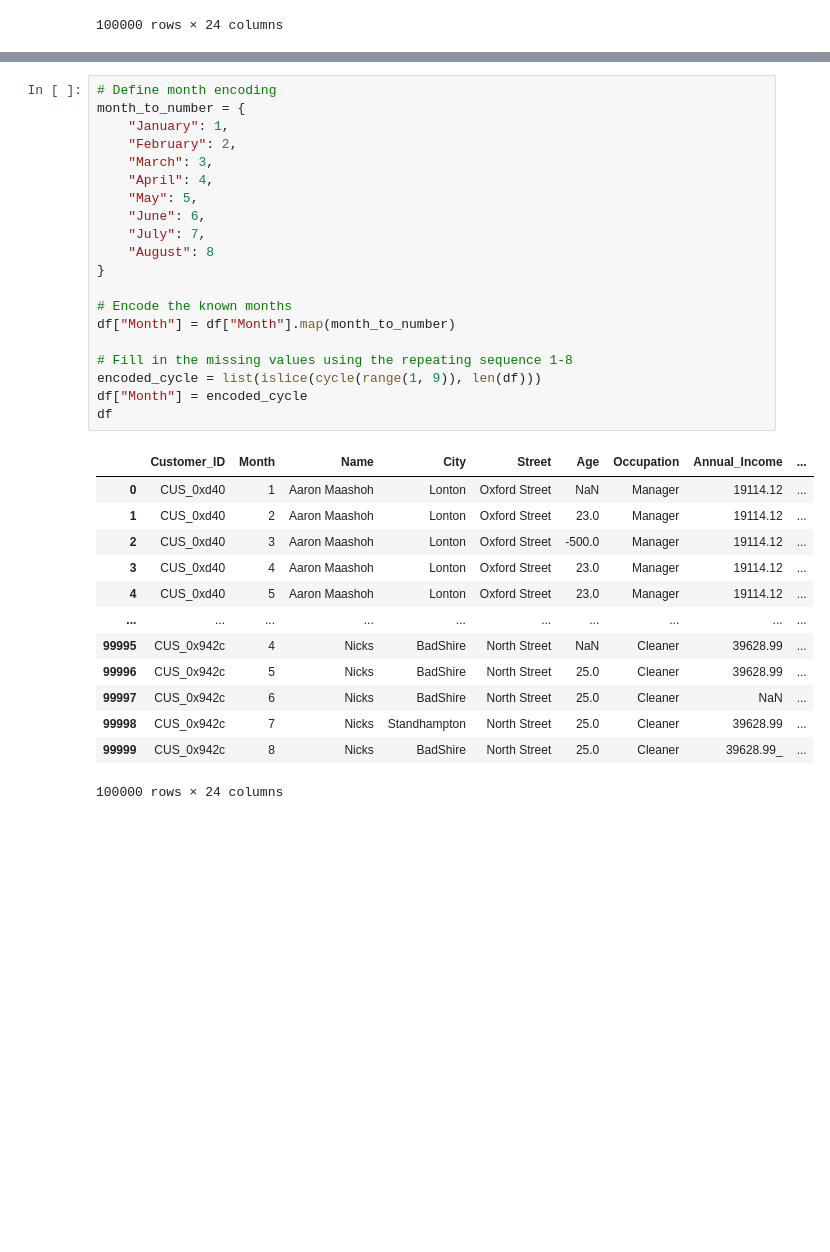
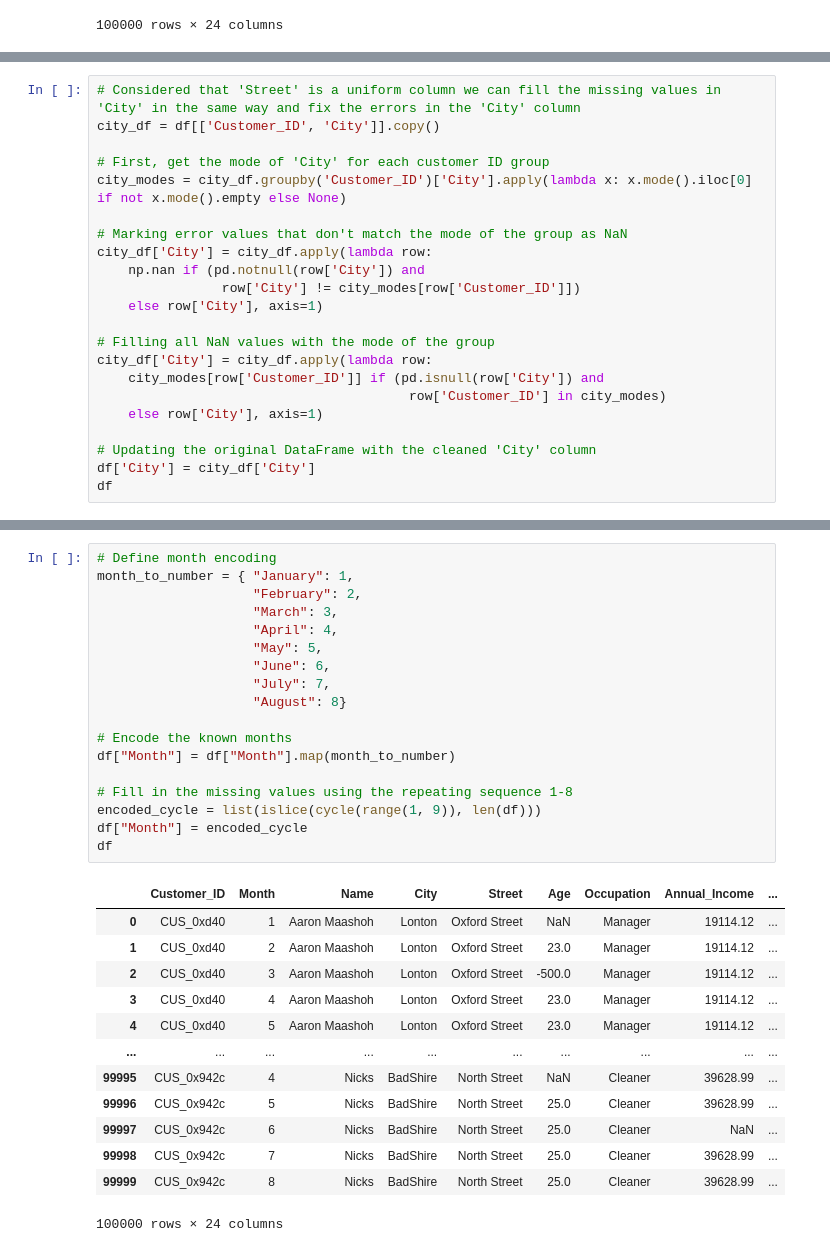
Before and after one commit to Chargent/Credit-Score-Prediction, a Jupyter notebook: main.ipynb, the cells around one changed output, grey strips where cells are left out. Saved outputs shown, nothing was run; the diff lists cells and outputs as text; blank space fills up the shorter version.

```diff
--- a/main.ipynb
+++ b/main.ipynb
@@ -140 +173,23 @@ df
 100000 rows × 24 columns
+# %%
+# Considered that 'Street' is a uniform column we can fill the missing values in 'City' in the same way and fix the errors in the 'City' column
+city_df = df[['Customer_ID', 'City']].copy()
+
+# First, get the mode of 'City' for each customer ID group
+city_modes = city_df.groupby('Customer_ID')['City'].apply(lambda x: x.mode().iloc[0] if not x.mode().empty else None)
+
+# Marking error values that don't match the mode of the group as NaN
+city_df['City'] = city_df.apply(lambda row:
+    np.nan if (pd.notnull(row['City']) and
+                row['City'] != city_modes[row['Customer_ID']])
+    else row['City'], axis=1)
+
+# Filling all NaN values with the mode of the group
+city_df['City'] = city_df.apply(lambda row:
+    city_modes[row['Customer_ID']] if (pd.isnull(row['City']) and
+                                        row['Customer_ID'] in city_modes)
+    else row['City'], axis=1)
+
+# Updating the original DataFrame with the cleaned 'City' column
+df['City'] = city_df['City']
+df
@@ -141,36 +210,34 @@ df
 # %%
 # Define month encoding
-month_to_number = {
-    "January": 1,
-    "February": 2,
-    "March": 3,
-    "April": 4,
-    "May": 5,
-    "June": 6,
-    "July": 7,
-    "August": 8
-}
+month_to_number = { "January": 1,
+                    "February": 2,
+                    "March": 3,
+                    "April": 4,
+                    "May": 5,
+                    "June": 6,
+                    "July": 7,
+                    "August": 8}
 
 # Encode the known months
 df["Month"] = df["Month"].map(month_to_number)
 
 # Fill in the missing values using the repeating sequence 1-8
 encoded_cycle = list(islice(cycle(range(1, 9)), len(df)))
 df["Month"] = encoded_cycle
 df
 # %% [output]
 |  | Customer_ID | Month | Name | City | Street | Age | Occupation | Annual_Income | ... |
 | 0 | CUS_0xd40 | 1 | Aaron Maashoh | Lonton | Oxford Street | NaN | Manager | 19114.12 | ... |
 | 1 | CUS_0xd40 | 2 | Aaron Maashoh | Lonton | Oxford Street | 23.0 | Manager | 19114.12 | ... |
 | 2 | CUS_0xd40 | 3 | Aaron Maashoh | Lonton | Oxford Street | -500.0 | Manager | 19114.12 | ... |
 | 3 | CUS_0xd40 | 4 | Aaron Maashoh | Lonton | Oxford Street | 23.0 | Manager | 19114.12 | ... |
 | 4 | CUS_0xd40 | 5 | Aaron Maashoh | Lonton | Oxford Street | 23.0 | Manager | 19114.12 | ... |
 | ... | ... | ... | ... | ... | ... | ... | ... | ... | ... |
 | 99995 | CUS_0x942c | 4 | Nicks | BadShire | North Street | NaN | Cleaner | 39628.99 | ... |
 | 99996 | CUS_0x942c | 5 | Nicks | BadShire | North Street | 25.0 | Cleaner | 39628.99 | ... |
 | 99997 | CUS_0x942c | 6 | Nicks | BadShire | North Street | 25.0 | Cleaner | NaN | ... |
-| 99998 | CUS_0x942c | 7 | Nicks | Standhampton | North Street | 25.0 | Cleaner | 39628.99 | ... |
-| 99999 | CUS_0x942c | 8 | Nicks | BadShire | North Street | 25.0 | Cleaner | 39628.99_ | ... |
+| 99998 | CUS_0x942c | 7 | Nicks | BadShire | North Street | 25.0 | Cleaner | 39628.99 | ... |
+| 99999 | CUS_0x942c | 8 | Nicks | BadShire | North Street | 25.0 | Cleaner | 39628.99 | ... |
 100000 rows × 24 columns
 # %%
 # Turning strings into (years, months)
```
Also changed, not shown: parts of 10 cells of this notebook.
